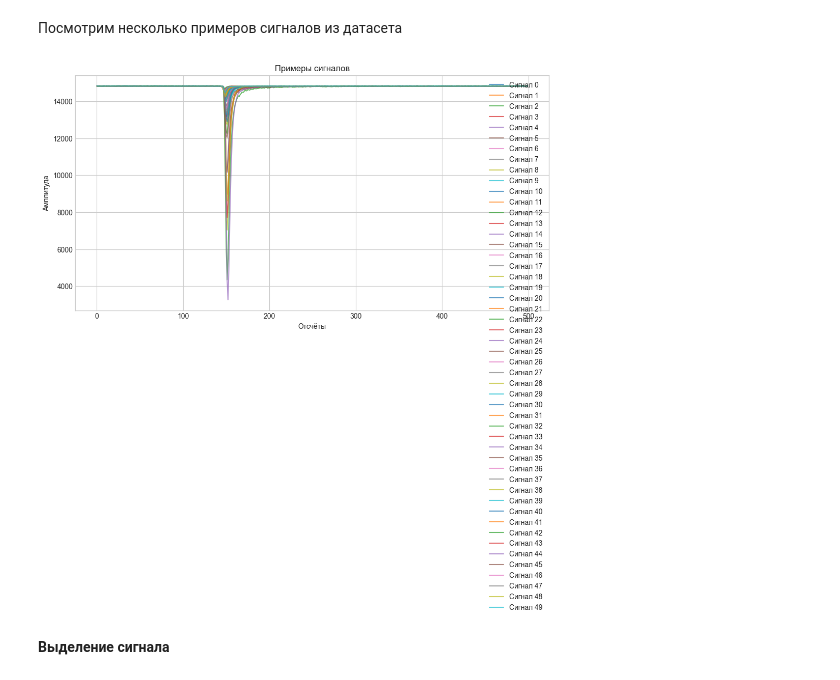
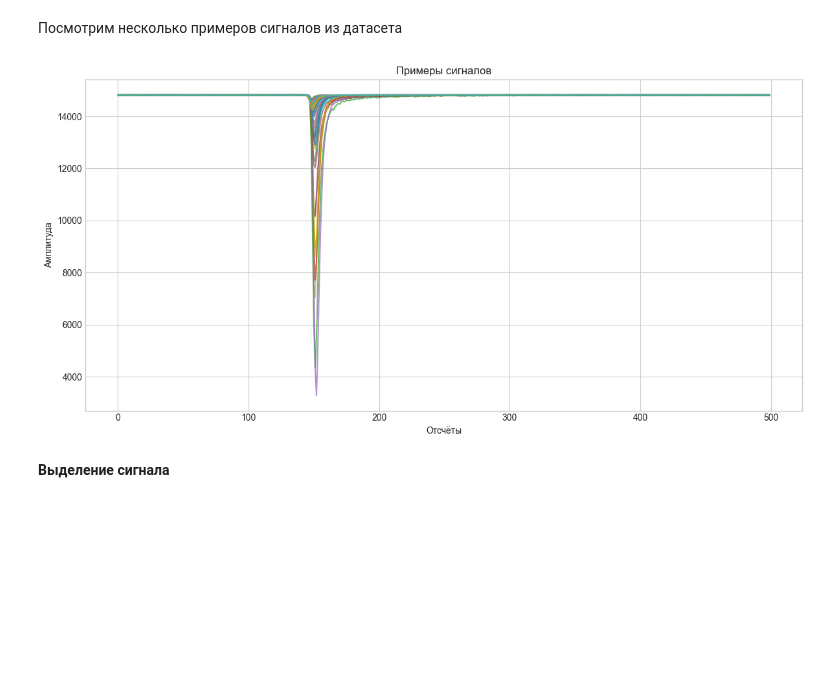
Before and after one commit to EliSerov/2SEM_MEPHI, a Jupyter notebook: Machine learning/SessionTask/SessionTask_SerovIA.ipynb, the cells around one changed output. Drawn from its saved outputs; the diff is of its cells as text; code cells hidden in the pictures; blank space fills up the shorter version.

Commit message:
hotfix legend Session rask

```diff
--- a/Machine learning/SessionTask/SessionTask_SerovIA.ipynb
+++ b/Machine learning/SessionTask/SessionTask_SerovIA.ipynb
@@ -57,15 +57,14 @@ Length: 500, dtype: int64
 # %%
 plt.figure(figsize=(12, 6))
 for i in range(50):
     plt.plot(dataset.iloc[i].values, label=f"Сигнал {i}", alpha=0.7)
 plt.title("Примеры сигналов")
 plt.xlabel("Отсчёты")
 plt.ylabel("Амплитуда")
-plt.legend()
 plt.tight_layout()
 plt.show()
 # %% [output]
-[figure, old version]
+[figure, new version]
 # %% [markdown]
 **Выделение сигнала**
 # %% [markdown]
```
